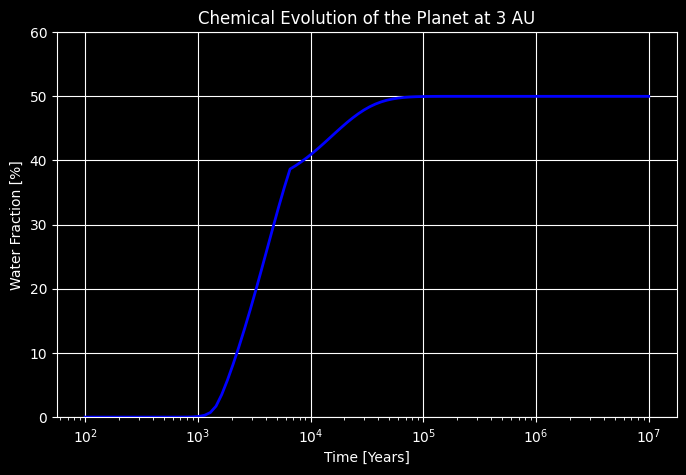
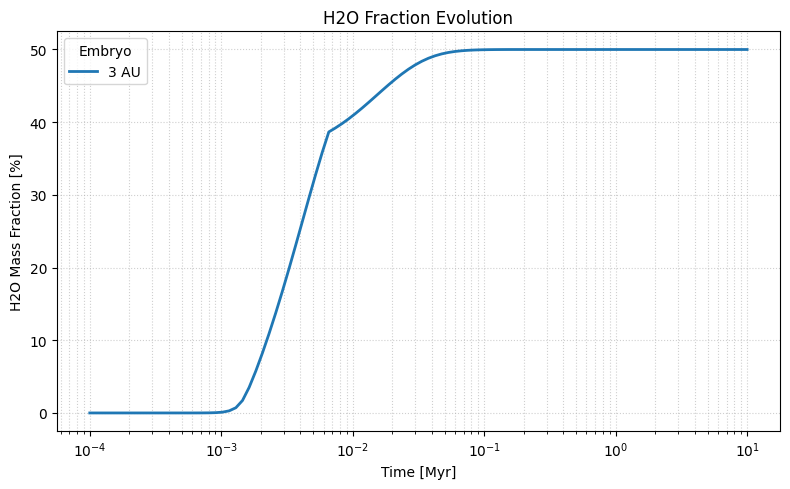
The notebook cell's code change between the first figure and the second:
--- before
+++ after
@@ -1,15 +1 @@
-silicate_mass = history_3au[:, 3]
-water_mass = history_3au[:, 4]
-total_mass_sum = silicate_mass + water_mass
-
-water_fraction = 100 * water_mass / total_mass_sum
-
-plt.figure(figsize=(8,5))
-plt.plot(time_years, water_fraction, color='blue', lw=2)
-plt.xscale("log")
-plt.xlabel("Time [Years]")
-plt.ylabel("Water Fraction [%]")
-plt.title("Chemical Evolution of the Planet at 3 AU")
-plt.ylim(0, 60)
-plt.grid(True)
-plt.show()
+fig, ax = sim.plot_species_fraction(results, species='H2O')

Commit: feat: implement core PA3Py simulation engine with plotting, documentation, and data management utilities